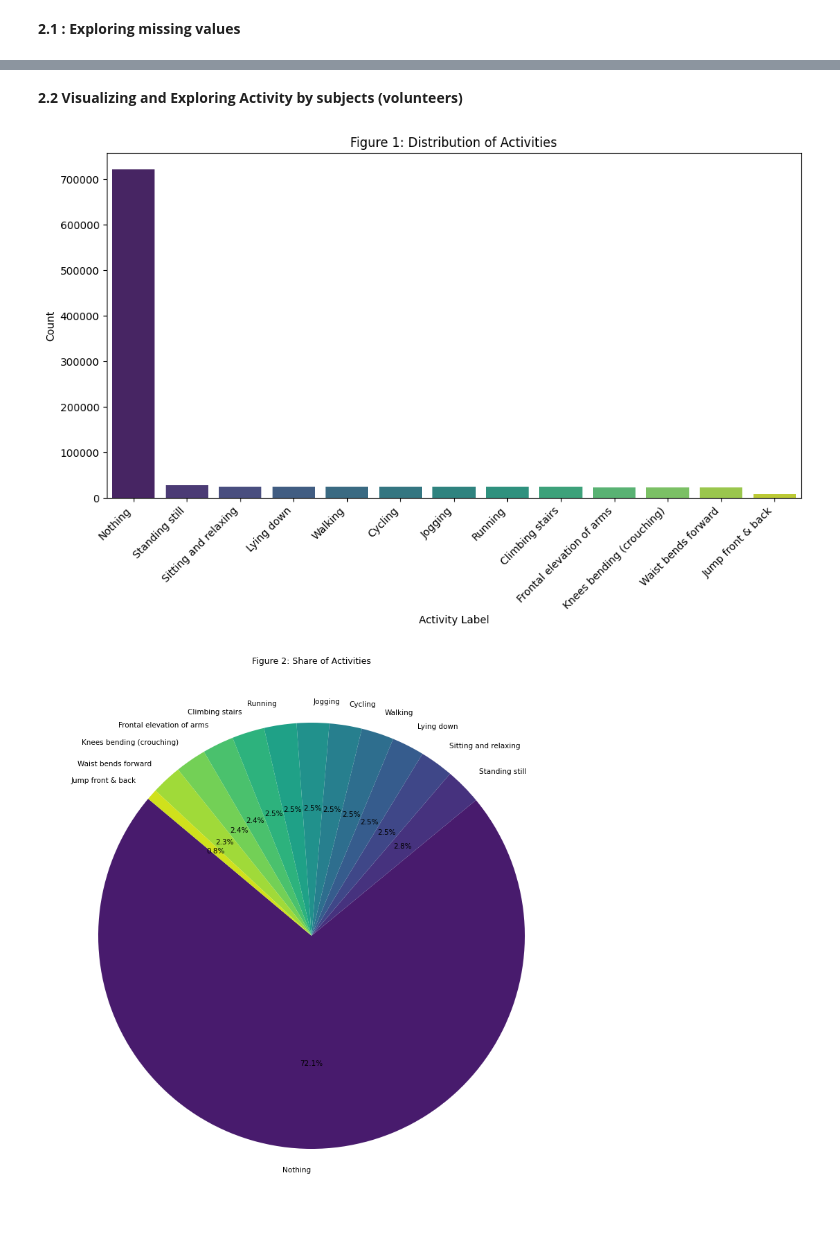
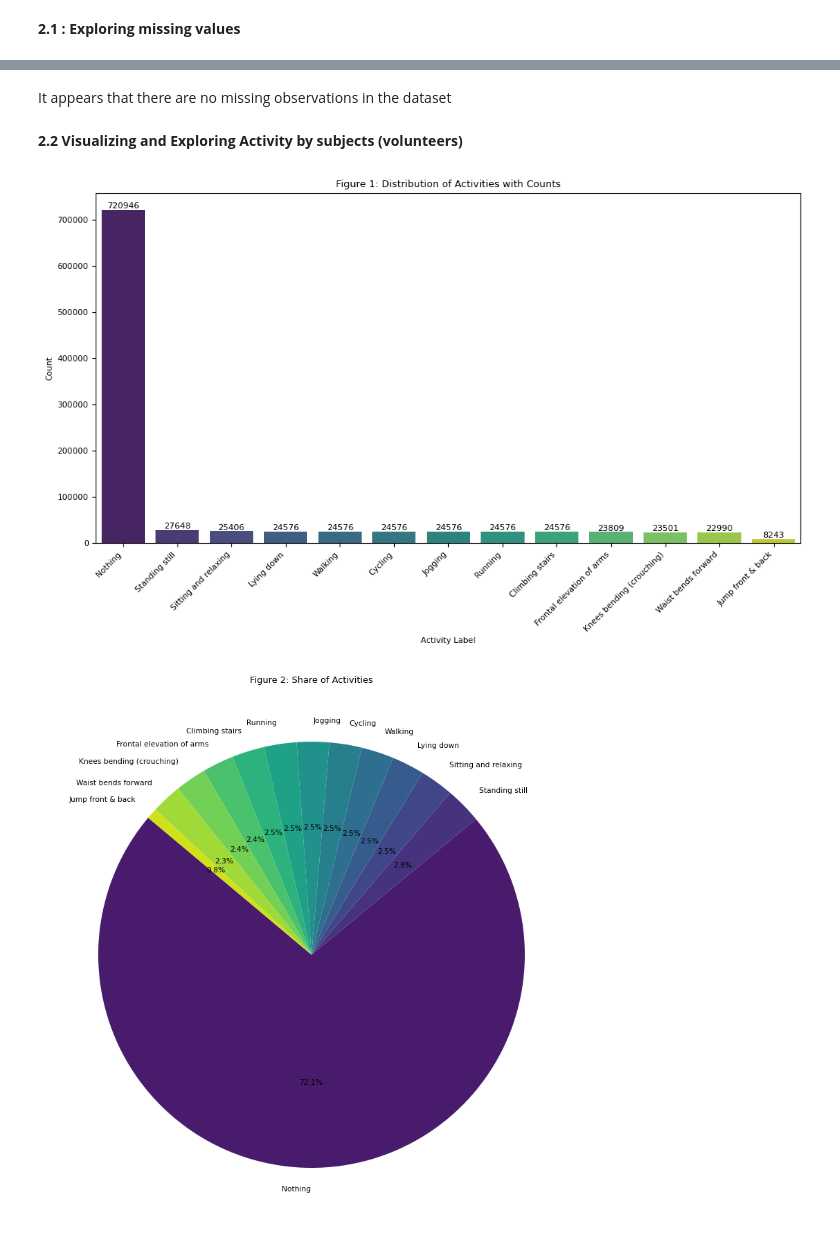
Before and after one commit to IbrahimTGhanem/Datathon5, a Jupyter notebook: Datahon_5_Group_10.ipynb, the cells around one changed output, grey strips where cells are left out. Drawn from its saved outputs; the diff is of its cells as text; code cells hidden in the pictures.

```diff
--- a/Datahon_5_Group_10.ipynb
+++ b/Datahon_5_Group_10.ipynb
@@ -116,6 +116,8 @@ grz         0
 Activity    0
 subject     0
 dtype: int64
+# %% [markdown]
+It appears that there are no missing observations in the dataset
 # %% [markdown]
 **2.2 Visualizing and Exploring Activity by subjects (volunteers)**
 # %%
@@ -141,17 +143,22 @@ data['Activity_Label'] = data['Activity'].map(activity_mapping)
 # %%
 # Counting the occurrences of each activity label
 activity_counts = data['Activity_Label'].value_counts()
 
-# Creating a bar plot
+# Creating a bar plot with counts at the top of the bars
 plt.figure(figsize=(12, 6))
-sns.barplot(x=activity_counts.index, y=activity_counts.values, palette='viridis')
-plt.title('Figure 1: Distribution of Activities')
+ax = sns.barplot(x=activity_counts.index, y=activity_counts.values, palette='viridis')
+
+# Displaying counts at the top of each bar
+for i, count in enumerate(activity_counts.values):
+    ax.text(i, count + 50, str(count), ha='center', va='bottom', fontsize=8)
+
+plt.title('Figure 1: Distribution of Activities with Counts')
 plt.xlabel('Activity Label')
 plt.ylabel('Count')
 plt.xticks(rotation=45, ha='right')
 plt.show()
 # %% [output]
-[figure, old version]
+[figure, new version]
 # %%
 # Counting the occurrences of each activity label
 activity_counts = data['Activity_Label'].value_counts()
```
Also changed, not shown: parts of 10 cells of this notebook.
